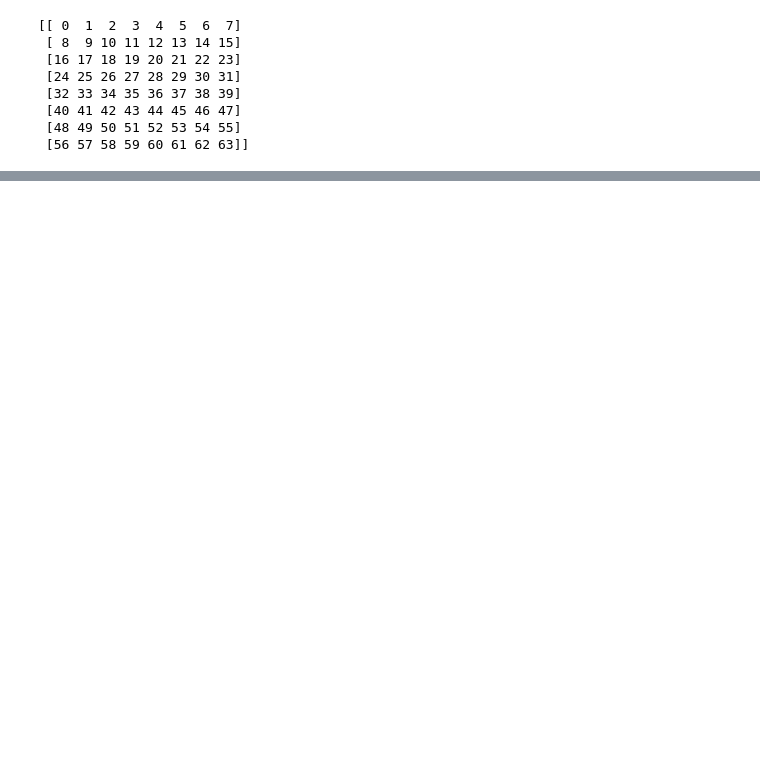
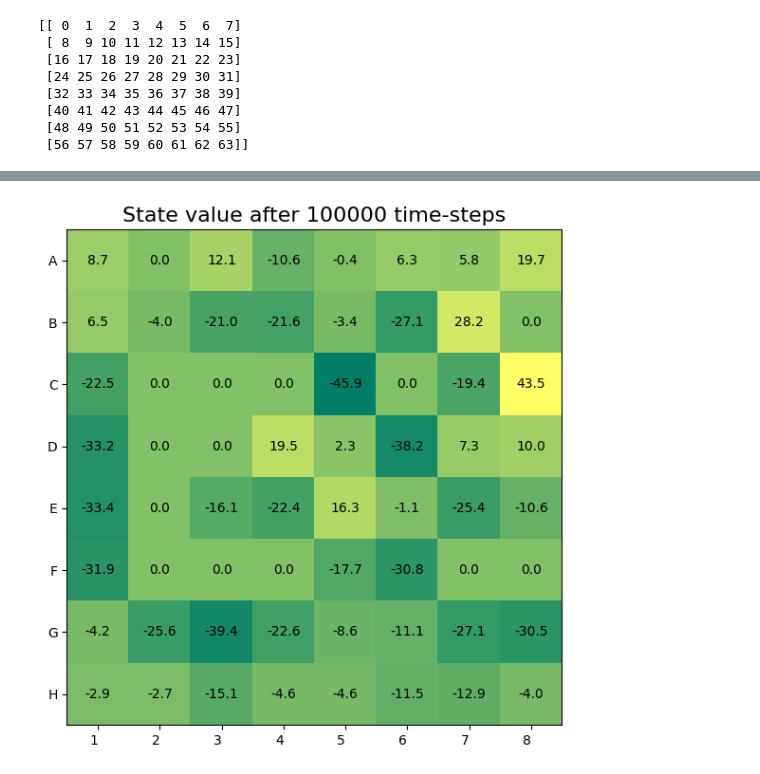
Before and after one commit to tranphuc15122004/RL_Q-learning, a Jupyter notebook: Q_learning.ipynb, the cells around one changed output, grey strips where cells are left out. Drawn from its saved outputs; the diff is of its cells as text; code cells hidden in the pictures; blank space fills up the shorter version.

```diff
--- a/Q_learning.ipynb
+++ b/Q_learning.ipynb
@@ -116,0 +488,42 @@ Envir.get_map()
+# %%
+Y_Cord = ["A", "B", "C", "D", "E", "F", "G", "H"]
+X_Cord = ["1", "2", "3", "4", "5", "6", "7", "8"]
+# agent = dummyAgent_e
+
+# Map = freq_list.reshape([Envir.width, Envir.height])
+Map = np.zeros([Envir.width, Envir.height])
+for i in range(Envir.height):
+  for j in range(Envir.width):
+    state = i * Envir.width + j
+    if state in dummy_esarsa_agent.Q_table.keys():
+      list_value = [round(f[0],1) for f in dummy_esarsa_agent.Q_table[state].values()]
+      Map[i][j] = round(sum(list_value),1)
+    else:
+      Map[i][j] = 0
+
+fig, ax = plt.subplots(figsize=(6,6))
+im = ax.imshow(Map, cmap="summer")
+
+# We want to show all ticks...
+ax.set_xticks(np.arange(len(X_Cord)))
+ax.set_yticks(np.arange(len(Y_Cord)))
+# ... and label them with the respective list entries
+ax.set_xticklabels(X_Cord)
+ax.set_yticklabels(Y_Cord)
+
+# Rotate the tick labels and set their alignment.
+plt.setp(ax.get_xticklabels(), rotation=0, ha="right",
+         rotation_mode="anchor")
+
+# Loop over data dimensions and create text annotations.
+for i in range(len(Y_Cord)):
+    for j in range(len(X_Cord)):
+        text = ax.text(j, i, Map[i, j],
+                       ha="center", va="center", color="k")
+
+ax.set_title("State value after " + str(num_iter) + " time-steps", fontdict={'size':16})
+# ax.set_xlabel("Alpha = " + str(learning_rate) + " Gamma = " + str(discount_factor))
+fig.tight_layout()
+plt.show()
+# %% [output]
+[figure, added]
```
Also changed, not shown: parts of 15 cells of this notebook, 4 other files.
